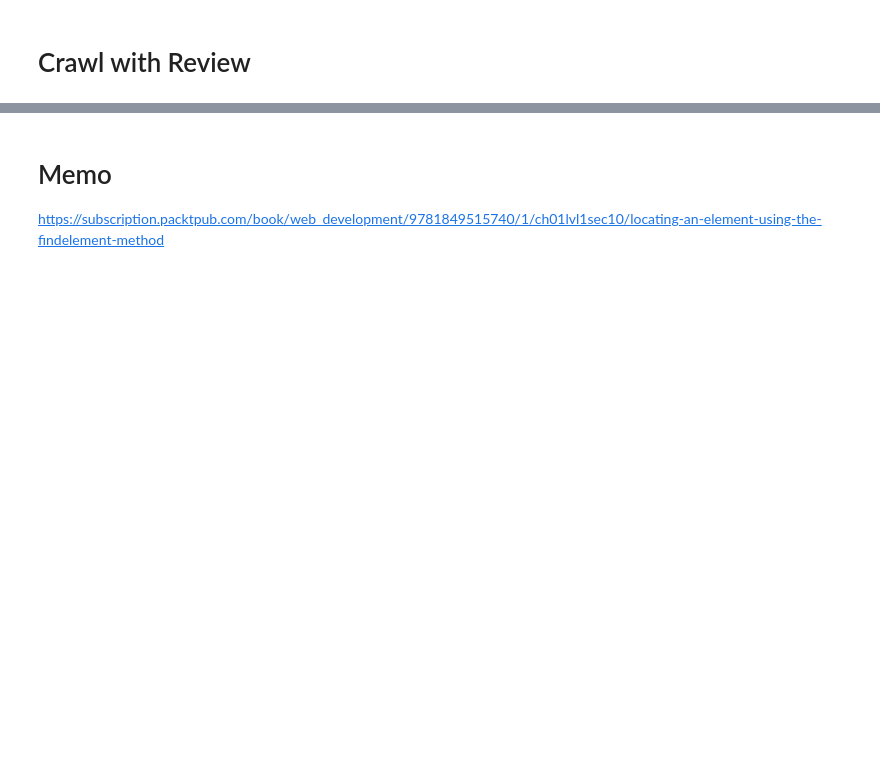
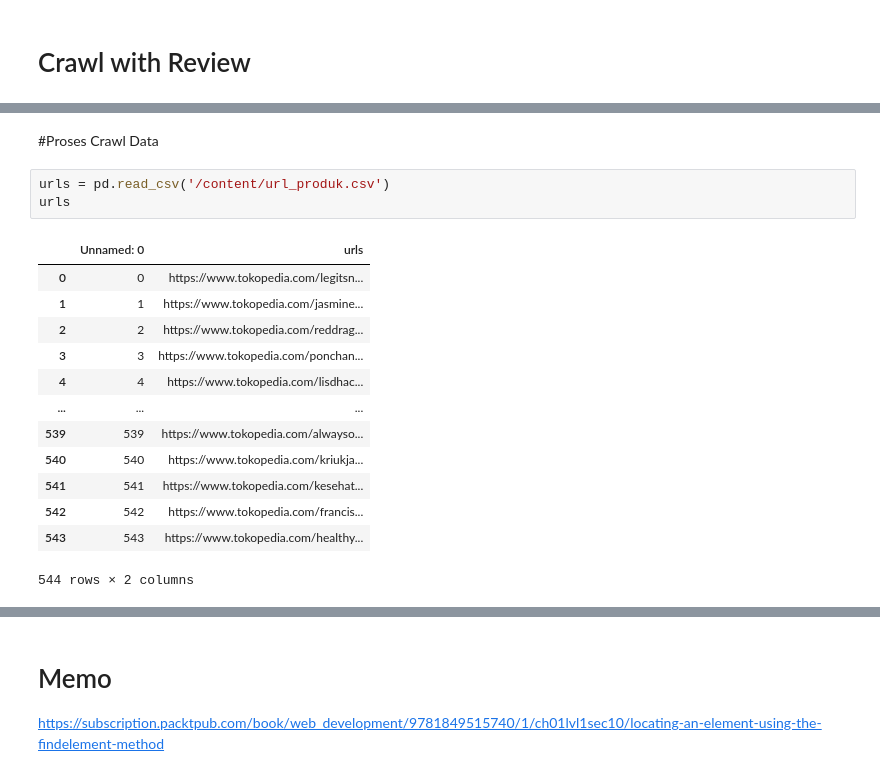
Before and after one commit to H4rfu1/ML-project-TokoLitik-tim-Undagi, a Jupyter notebook: Response/CrawlToped.ipynb, the cells around one changed output, grey strips where cells are left out. Drawn from its saved outputs; the diff is of its cells as text; blank space fills up the shorter version.

Commit message:
Crawl dataset result with csv format

```diff
--- a/Response/CrawlToped.ipynb
+++ b/Response/CrawlToped.ipynb
@@ -264,0 +877,19 @@ Yg kecil, cukup utk buat nut butter
+# %% [markdown]
+#Proses Crawl Data
+# %%
+urls = pd.read_csv('/content/url_produk.csv')
+urls
+# %% [output]
+|  | Unnamed: 0 | urls |
+| 0 | 0 | https://www.tokopedia.com/legitsn... |
+| 1 | 1 | https://www.tokopedia.com/jasmine... |
+| 2 | 2 | https://www.tokopedia.com/reddrag... |
+| 3 | 3 | https://www.tokopedia.com/ponchan... |
+| 4 | 4 | https://www.tokopedia.com/lisdhac... |
+| ... | ... | ... |
+| 539 | 539 | https://www.tokopedia.com/alwayso... |
+| 540 | 540 | https://www.tokopedia.com/kriukja... |
+| 541 | 541 | https://www.tokopedia.com/kesehat... |
+| 542 | 542 | https://www.tokopedia.com/francis... |
+| 543 | 543 | https://www.tokopedia.com/healthy... |
+544 rows × 2 columns
```
Also changed, not shown: parts of 23 cells of this notebook, 1 other file.
